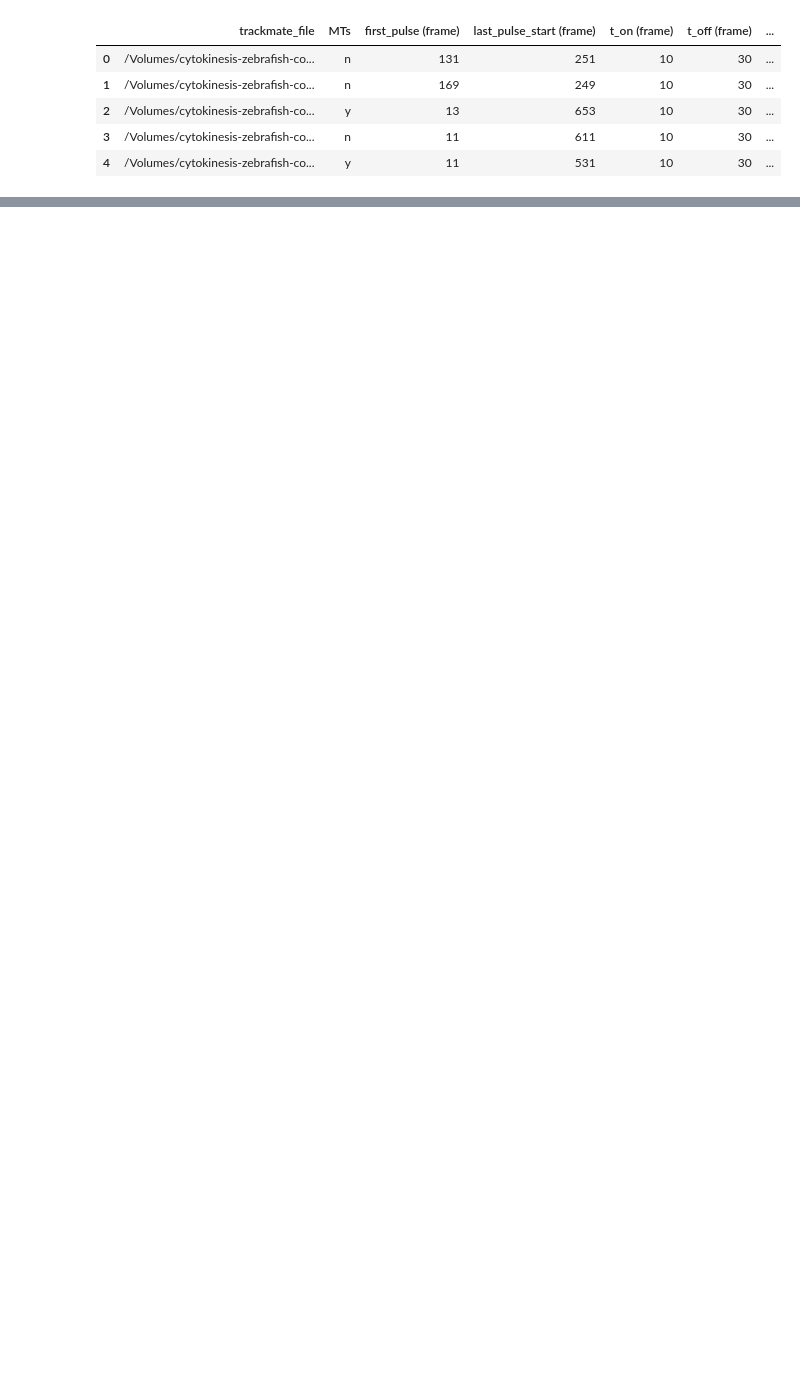
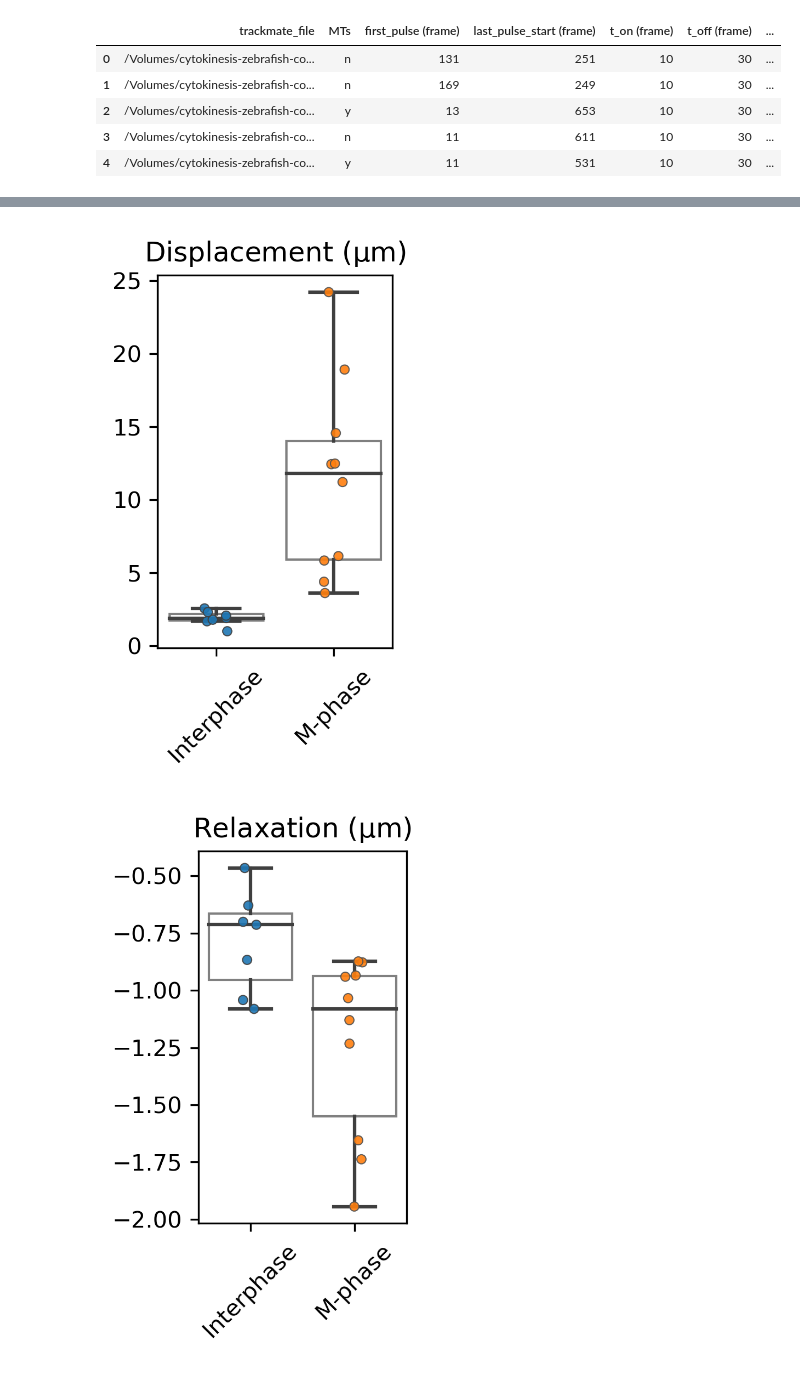
Before and after one commit to ursaursic/cytokinesis_zebrafish, a Jupyter notebook: beads_in_zebrafish/magnetic_tweezers_SD/2_model_independent_analysis.ipynb, the cells around one changed output, grey strips where cells are left out. Saved outputs shown, nothing was run; the diff lists cells and outputs as text; code cells hidden in the pictures; blank space fills up the shorter version.

```diff
--- a/beads_in_zebrafish/magnetic_tweezers_SD/2_model_independent_analysis.ipynb
+++ b/beads_in_zebrafish/magnetic_tweezers_SD/2_model_independent_analysis.ipynb
@@ -361,0 +395,50 @@ for (param, label) in zip(['rising_dif', 'relaxing_dif', 'rising_dif_norm', 'ris
+# %%
+# Define the mapping
+mapping = {'y': 'Interphase', 'n': 'M-phase'}
+
+# Create a new column based on the mapping
+df_results['Phase'] = df_results['MT_status'].map(mapping)
+
+
+df_median_stats = pd.DataFrame(columns=['mean', 'std', 'median', 'q1', 'q3', 'parameter'])
+
+for (param, label) in zip(['rising_dif', 'relaxing_dif', 'rising_dif_norm', 'rising_dif_norm_inverse', 'relative_dif'], ['Displacement ($\mathrm{\\mu m}$)', 'Relaxation ($\mathrm{\\mu m}$)', 'Displacement / Force \n ($\mathrm{\\mu m}$ / pN)', 'Force / Displacement \n (pN / $\mathrm{\\mu m}$)', 'Recovery a']):
+
+    df = df_results
+
+    # Calculate statistics
+    stats = df.groupby(['MT_status', 'embryo'])[param].agg(['mean', 'std', 'median', lambda x: np.percentile(x, 25), lambda x: np.percentile(x, 75)])
+    stats.columns = ['mean', 'std', 'median', 'q1', 'q3']
+    stats = stats.reset_index()
+    stats = stats.sort_values(by='MT_status', ascending=False)
+
+
+    # Create subplots
+    fig = plt.figure(figsize=(2, 3.5), dpi=300)
+
+    # Second subplot: Summary statistics
+    boxprops = dict(linestyle='-', linewidth=1, color='gray', fill=False)
+    sns.boxplot(x='MT_status', y='median', data=stats, boxprops=boxprops, fliersize=0)
+    sns.stripplot(x='MT_status', y='median', hue='MT_status', data=stats, jitter=True, alpha=0.9, linewidth=0.5, legend=False, size=4)
+    plt.title(f'{label}')
+    plt.xlabel('')
+    plt.ylabel('')
+    plt.xticks(ticks = ['y', 'n'], labels=['Interphase', 'M-phase'], rotation=45)
+
+    # for embryo in stats['embryo'].unique():
+    #     if len(stats.loc[stats['embryo']==embryo, 'median'].values) == 2:
+    #         plt.plot(['y', 'n'], stats.loc[stats['embryo']==embryo, 'median'].values, 'k-', alpha = 0.5, linewidth=1)
+
+    if param == 'rising_dif_norm':
+        pass
+    elif param == 'relative_dif':
+        plt.ylim(bottom=0)
+
+
+    plt.tight_layout()
+    if save_to_server:
+        plt.savefig(f'{results_dir}results/result_{param}_modelindependent_median_v2.svg', format='svg')
+    plt.show()
+# %% [output]
+[figure, added]
+[figure, added]
```
Also changed, not shown: parts of 7 cells of this notebook, 4 other files.
